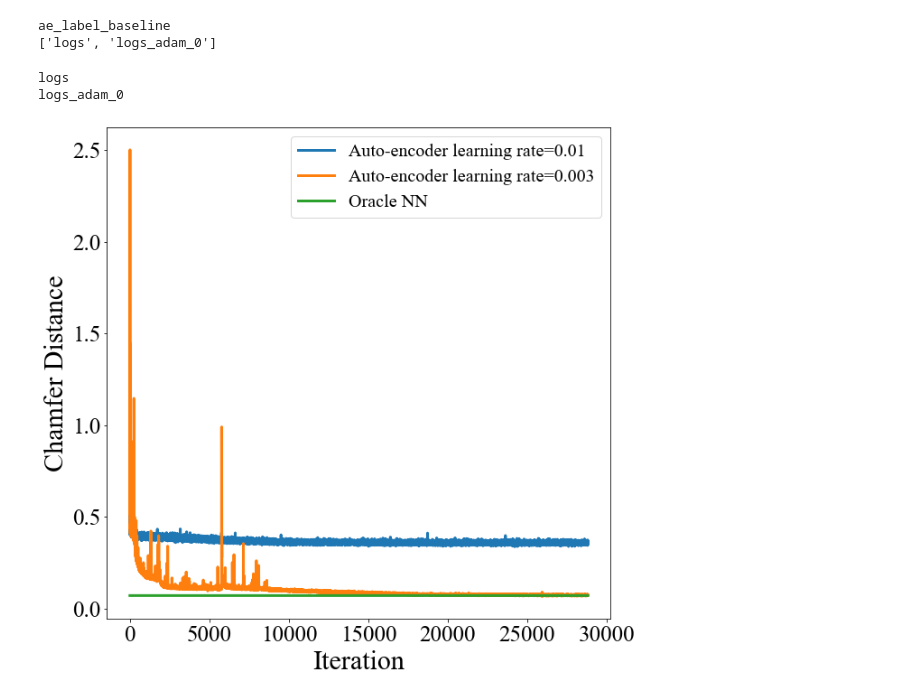
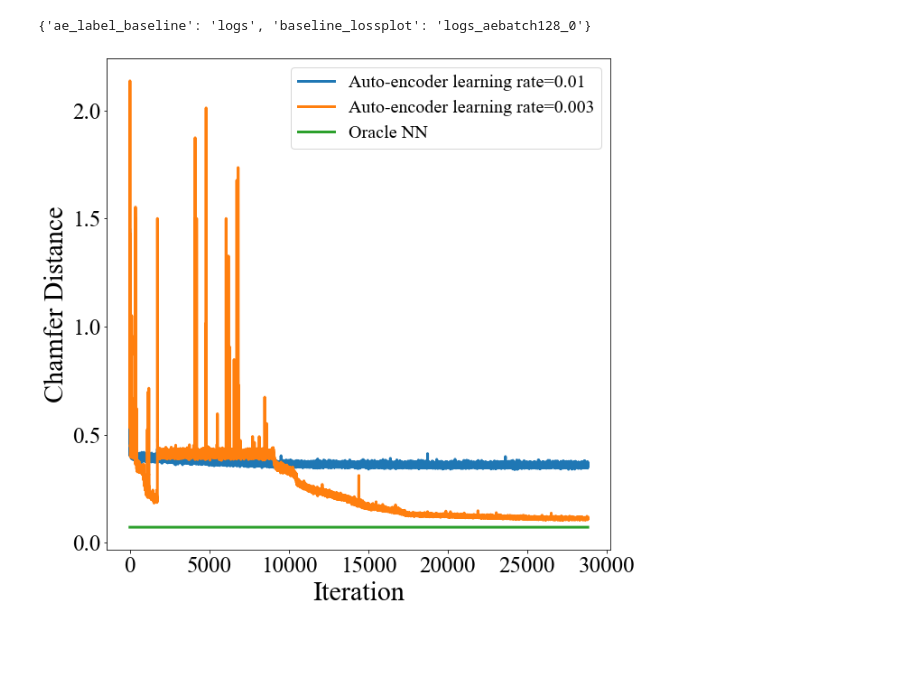
Before and after one commit to YefanZhou/seuthesis2020, a Jupyter notebook: data/training_loss/loss_plot.ipynb, the cells around one changed output. Saved outputs shown, nothing was run; the diff lists cells and outputs as text; code cells hidden in the pictures; blank space fills up the shorter version.

```diff
--- a/data/training_loss/loss_plot.ipynb
+++ b/data/training_loss/loss_plot.ipynb
@@ -8,47 +8,43 @@ import argparse
 import numpy as np
 from matplotlib import pyplot as plt
 # %%
-address_0 = 'ae_label_baseline'
-print(address_0)
+address_list = ['ae_label_baseline', 'baseline_lossplot']
+
 results_list = ['stats_finecd_epochval.npz', 'stats_finecd_itertrain.npz']
-results_list = [results_list[1]]
 
 #    logs_list = ['logs_aebatch10_0', 'logs_aebatch10_1', 'logs_aebatch10_2', 'logs_aebatch128_0'] #'logs',logs_adam_0 logs_adam_1
-logs_list = ['logs', 'logs_adam_0', 'logs_adam_1']
-logs_list = logs_list[0:2]
+logs_list = {'ae_label_baseline':'logs', 'baseline_lossplot':'logs_aebatch128_0'}
+
 print(logs_list)
 # %% [output]
-ae_label_baseline
-['logs', 'logs_adam_0']
+{'ae_label_baseline': 'logs', 'baseline_lossplot': 'logs_aebatch128_0'}
 # %%
 fig = plt.figure(figsize=(10,10))
-for row, log in enumerate(logs_list):
-    print(log)
-    for col, result in enumerate(results_list):
-        file = os.path.join(address_0, '{}/{}'.format(log,result))
-        stats = np.load(file)
-        value_list = []
-        for value in stats["iter_loss"][:,1]:
-            if value > 4:
-                value_list.append(2.5)
-            else:
-                value_list.append(value)
-        if row == 0:
-            label = 'Auto-encoder' + ' learning rate=0.01'
+for row, add in enumerate(address_list):
+    log = logs_list[add]
+    result = results_list[1]
+    file = os.path.join(add, '{}/{}'.format(log,result))
+    stats = np.load(file)
+    value_list = []
+    for value in stats["iter_loss"][:,1]:
+        if value > 2.2:
+            value_list.append(1.5)
         else:
-            label = 'Auto-encoder' + ' learning rate=0.003'
-        plt.plot(stats["iter_loss"][:,0], value_list,'-', linewidth ='3', label = '{}'.format(label))
-        plt.tick_params(labelsize=25)
-        plt.legend(fontsize=20)
-        plt.xlabel('Iteration',size=30)
-        plt.ylabel('Chamfer Distance',size=30)
-        plt.rcParams["font.family"] = "Times New Roman"
+            value_list.append(value)
+    if row == 0:
+        label = 'Auto-encoder' + ' learning rate=0.01'
+    else:
+        label = 'Auto-encoder' + ' learning rate=0.003'
+    plt.plot(stats["iter_loss"][:,0], value_list,'-', linewidth ='3', label = '{}'.format(label))
+    plt.tick_params(labelsize=25)
+    plt.legend(fontsize=20)
+    plt.xlabel('Iteration',size=30)
+    plt.ylabel('Chamfer Distance',size=30)
+    plt.rcParams["font.family"] = "Times New Roman"
 plt.plot(stats["iter_loss"][:,0], len(stats["iter_loss"][:,0])*[0.0719], linewidth ='3', label ='{}'.format('Oracle NN'))
 plt.legend(fontsize=20)
 #plt.show()
-plt.savefig('../figs/model/ae_trainingloss.png')
+plt.savefig('../../figs/model/ae_trainingloss.png')
 # %% [output]
-logs
-logs_adam_0
-[figure, old version]
+[figure, new version]
 # %%
```
Also changed, not shown: parts of 3 cells of this notebook, 6 other files.
